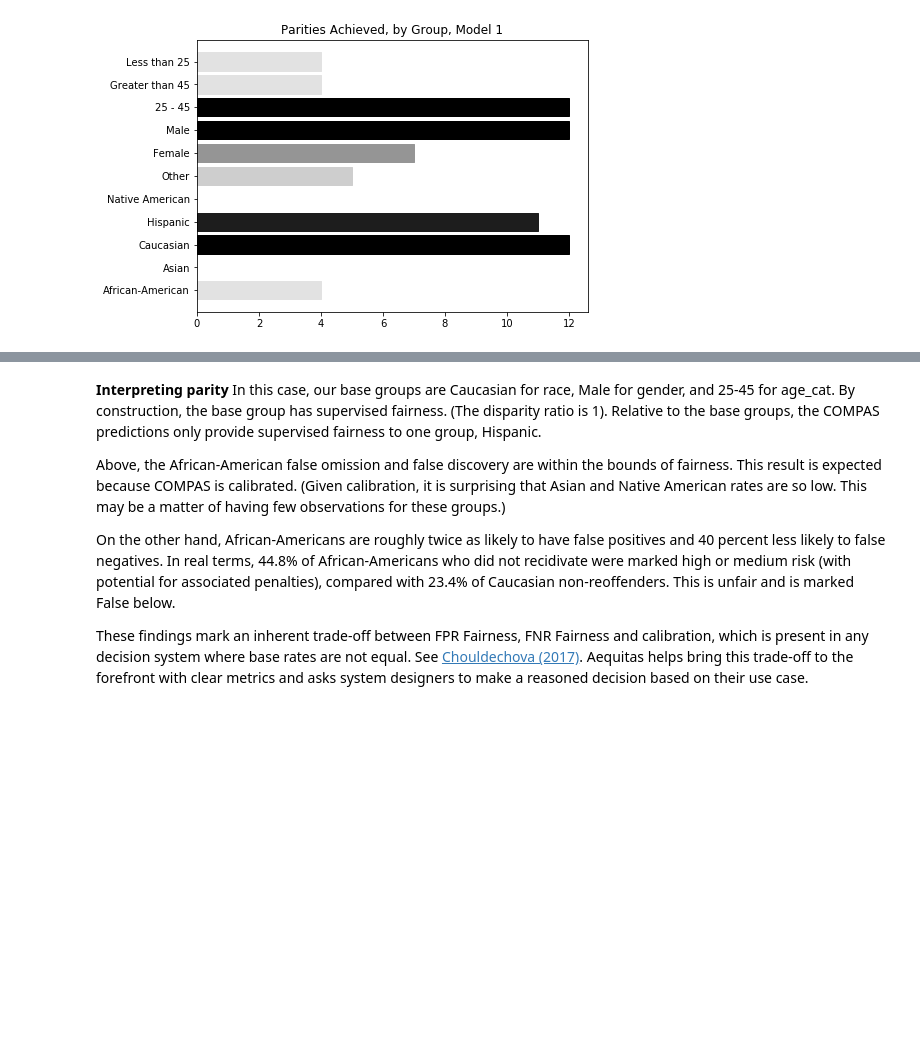
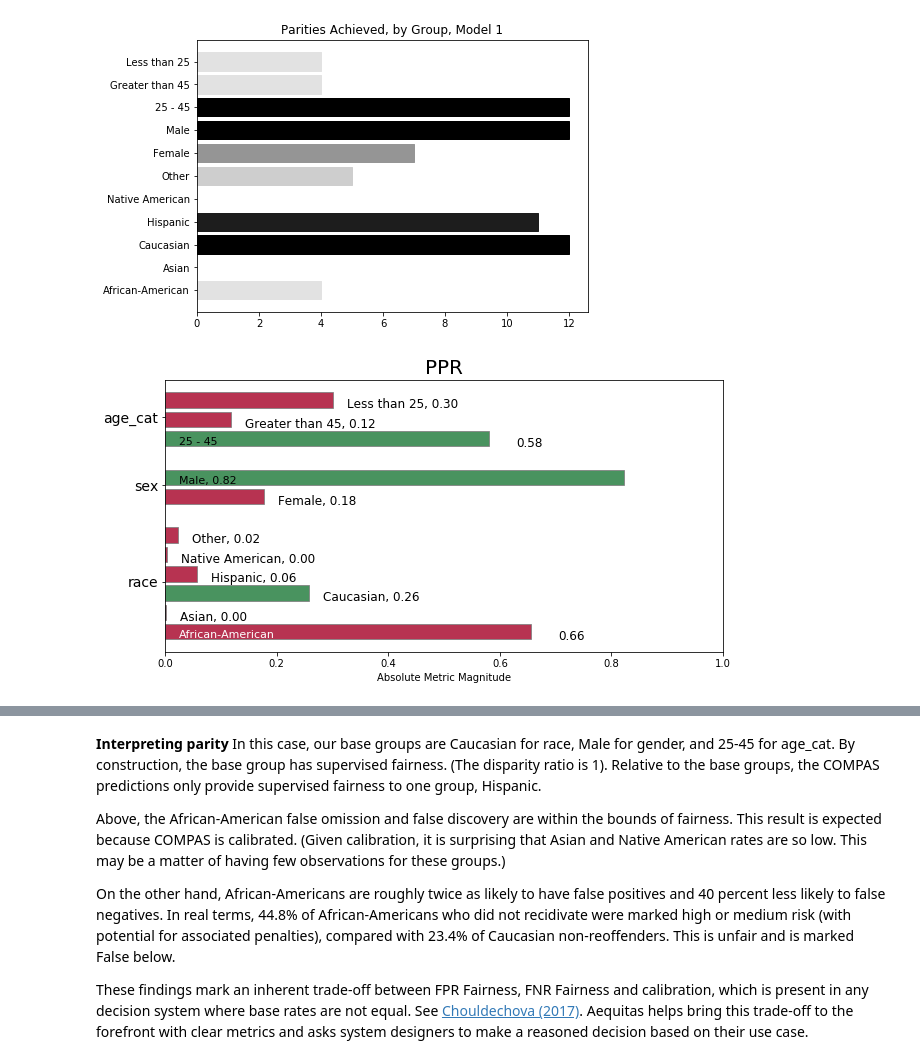
Before and after one commit to dssg/aequitas, a Jupyter notebook: docs/source/examples/compas_demo.ipynb, the cells around one changed output, grey strips where cells are left out. Drawn from its saved outputs; the diff is of its cells as text; code cells hidden in the pictures; blank space fills up the shorter version.

```diff
--- a/docs/source/examples/compas_demo.ipynb
+++ b/docs/source/examples/compas_demo.ipynb
@@ -191,11 +195,11 @@ xtab[['attribute_name', 'attribute_value'] + absolute_metrics].round(2)
 # %%
-def plot_group_metric(group_table, group_metric, ax=None, title=True, label_dict=None):
+def plot_group_metric(group_table, group_metric, ax=None, ax_lim=None, title=True, label_dict=None):
     '''
     Plot a single group metric's absolute metrics
     :param group_table: A group table
     :param group_metric: The metric to plot. Must be a column in the group_table
     :param ax: A matplotlib Axis. If not passed a new figure will be created.
-    :param title: Should null values be filled with zeros. Default is True
+    :param title: Whether a title should be added to the plot. Default is True.
     :param label_dict: Dictionary of replacement labels for data. Default is None.
     :return: matplotlib.Axis
     '''
@@ -215,9 +219,6 @@ def plot_group_metric(group_table, group_metric, ax=None, title=True, label_dict
 
     norm = colors.Normalize(vmin=group_table[group_metric].min(), vmax=group_table[group_metric].max())
     mapping = cm.ScalarMappable(norm=norm, cmap=lighter_coppers)
-
-#     if not ax_lim:
-#         ax_lim = nearest_quartile(group_table[group_metric].max()) + 0.1
 
     # Lock absolute value metric plot x-axis to (0, 1)
     ax_lim = 1
@@ -823 +925,6 @@ parity_count(fdf)
+# %%
+plot_fairness_group(fdf, group_metric='ppr', title=True, label_dict={})
+plt.show()
+# %% [output]
+[figure, added]
 # %%
```
Also changed, not shown: parts of 32 cells of this notebook.
